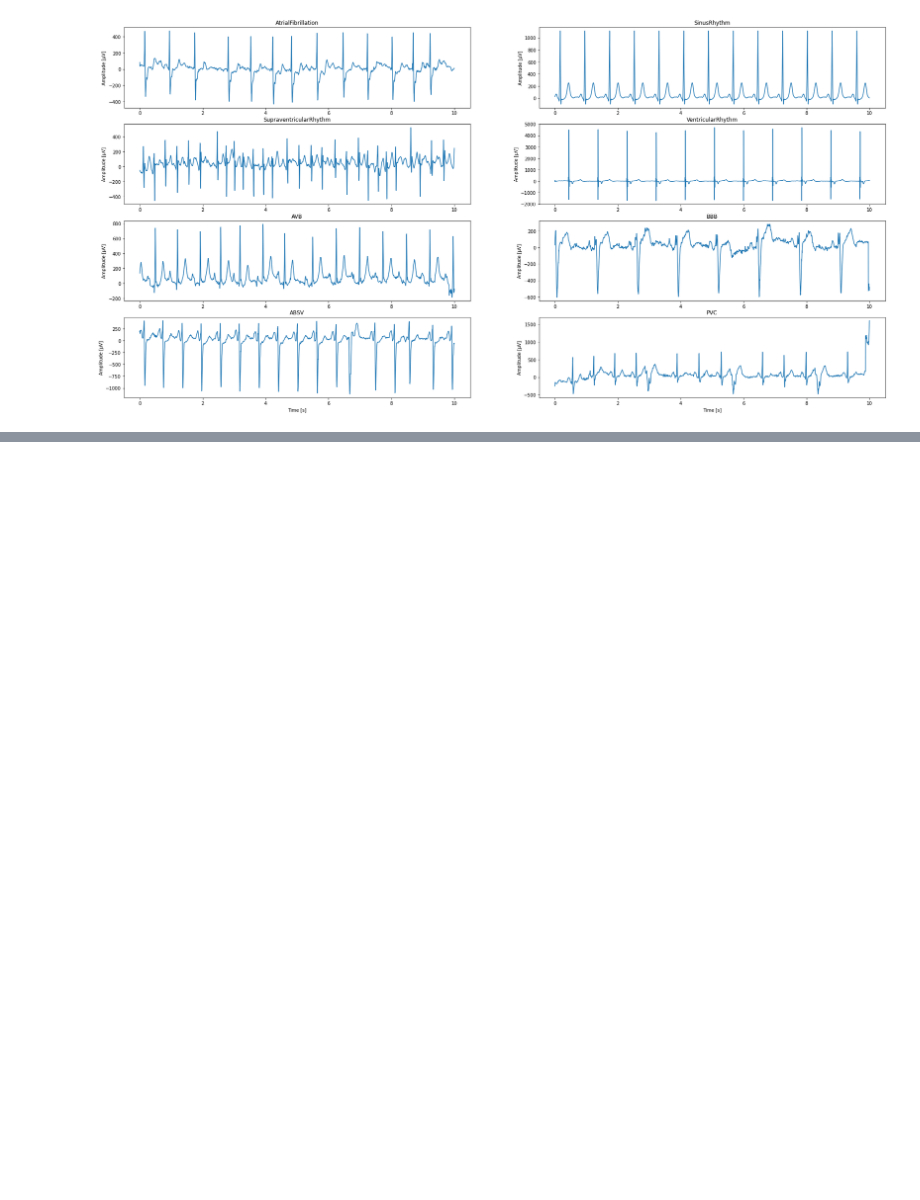
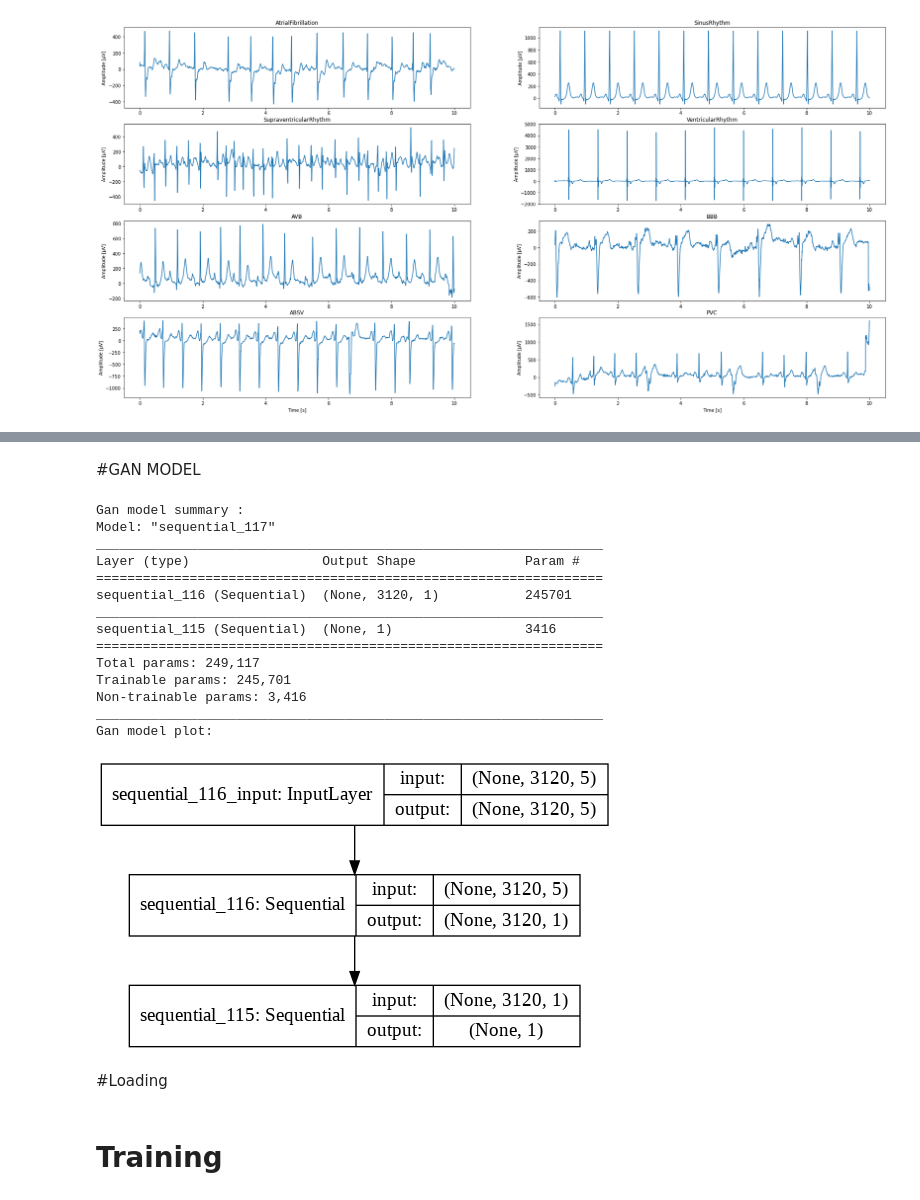
Before and after one commit to Shegy12/GAN-for-generating-artificial-ECG-data, a Jupyter notebook: GANy.ipynb, the cells around one changed output, grey strips where cells are left out. Drawn from its saved outputs; the diff is of its cells as text; code cells hidden in the pictures; blank space fills up the shorter version.

```diff
--- a/GANy.ipynb
+++ b/GANy.ipynb
@@ -465,0 +613,47 @@ print('Names of labels ->' + str(labels_names))
+# %% [markdown]
+#GAN MODEL
+# %%
+number_of_signals=3350
+from keras.optimizers import Adam
+
+# define the combined generator and discriminator model, for updating the generator
+def define_gan(generator, discriminator):
+	# make weights in the discriminator not trainable
+	discriminator.trainable = False
+	# connect them
+	model = Sequential()
+	# add generator
+	model.add(generator)
+	# add the discriminator
+	model.add(discriminator)
+	# compile model
+	model.compile(loss='binary_crossentropy', optimizer=Adam(lr=0.0002, beta_1=0.5))
+	return model
+
+
+# create the gan
+gan_model = define_gan(generator_model, discriminator_model)
+# summarize gan model
+print('Gan model summary :')
+gan_model.summary()
+# plot gan model
+print('Gan model plot: ')
+plot_model(gan_model, to_file='gan_plot.png', show_shapes=True, show_layer_names=True)
+# %% [output]
+Gan model summary :
+Model: "sequential_117"
+_________________________________________________________________
+Layer (type)                 Output Shape              Param #
+=================================================================
+sequential_116 (Sequential)  (None, 3120, 1)           245701
+_________________________________________________________________
+sequential_115 (Sequential)  (None, 1)                 3416
+=================================================================
+Total params: 249,117
+Trainable params: 245,701
+Non-trainable params: 3,416
+_________________________________________________________________
+Gan model plot:
+[figure, added]
+# %% [markdown]
+#Loading
@@ -465,0 +673,2 @@ print('Names of labels ->' + str(labels_names))
+# %% [markdown]
+# Training
```
Also changed, not shown: parts of 20 cells of this notebook.
